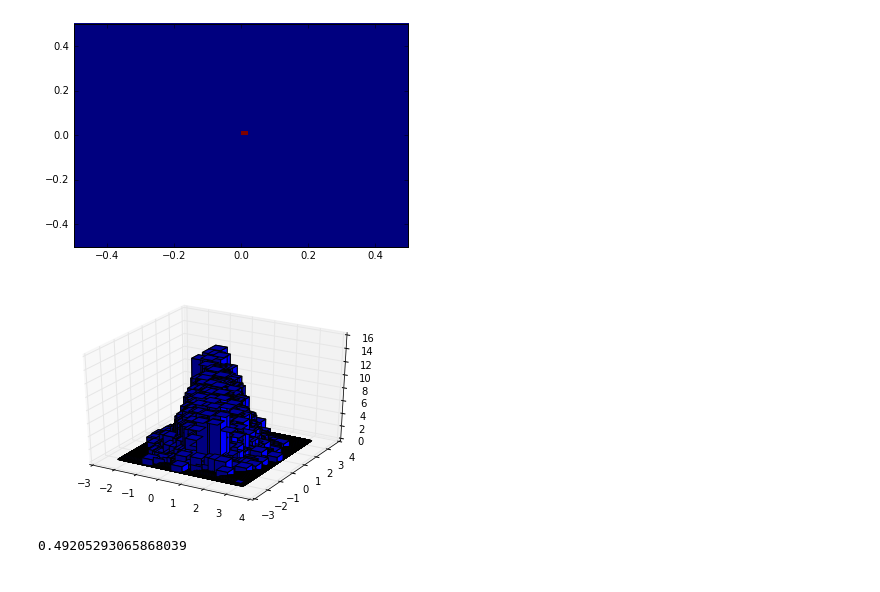
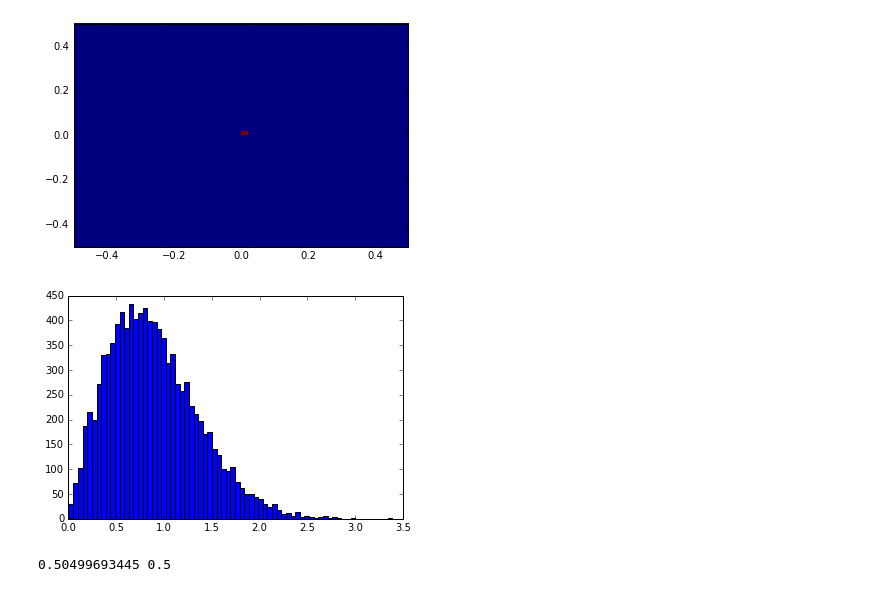
Before and after one commit to dreamer2368/Einstein_Brownian, a Jupyter notebook: main.ipynb, the cells around one changed output. Saved outputs shown, nothing was run; the diff lists cells and outputs as text; code cells hidden in the pictures.

```diff
--- a/main.ipynb
+++ b/main.ipynb
@@ -8,9 +8,13 @@ import matplotlib.pyplot as plt
 from mpl_toolkits.mplot3d import Axes3D
 from Brownian import *
 # %%
-test = Brownian(10000,0.1,0.1)
-testInt = TimeIntegrator(test,100)
-testQoI = QoI()
+N = 10000
+l = 0.1
+dt = 0.1
+Nt = 100
+test = Brownian(N,l,dt)
+testInt = TimeIntegrator(test,Nt)
+testQoI = QoI(testInt)
 # %%
 plt.plot(test.x,test.y,'.')
 # %% [output]
@@ -43,27 +49,30 @@ plt.hist2d(test.x,test.y,bins=50)
 # %%
-testInt.forward(test)
+# fig = plt.figure()
+# ax = fig.add_subplot(111, projection='3d')
+# hist, xedges, yedges = np.histogram2d(test.x, test.y, bins=100)
 
-fig = plt.figure()
-ax = fig.add_subplot(111, projection='3d')
-hist, xedges, yedges = np.histogram2d(test.x, test.y, bins=100)
+# elements = (len(xedges) - 1) * (len(yedges) - 1)
+# xpos, ypos = np.meshgrid(xedges[:-1] + 0.25, yedges[:-1] + 0.25)
 
-elements = (len(xedges) - 1) * (len(yedges) - 1)
-xpos, ypos = np.meshgrid(xedges[:-1] + 0.25, yedges[:-1] + 0.25)
+# xpos = xpos.flatten()
+# ypos = ypos.flatten()
+# zpos = np.zeros(elements)
+# dx = 0.5 * np.ones_like(zpos)
+# dy = dx.copy()
+# dz = hist.flatten()
 
-xpos = xpos.flatten()
-ypos = ypos.flatten()
-zpos = np.zeros(elements)
-dx = 0.5 * np.ones_like(zpos)
-dy = dx.copy()
-dz = hist.flatten()
+# ax.bar3d(xpos, ypos, zpos, dx, dy, dz, color='b', zsort='average')
 
-ax.bar3d(xpos, ypos, zpos, dx, dy, dz, color='b', zsort='average')
-
-plt.show()
+# plt.show()
-# %% [output]
-[figure, removed]
-# %%
-testQoI.compute_J(testInt)
-testQoI.J
-# %% [output]
-0.49205293065868039
+# %%
+plt.hist(np.sqrt(np.square(test.x)+np.square(test.y)),bins=70)
+plt.show()
+# %% [output]
+[figure, added]
+# %%
+testQoI.compute_J(testInt)
+J0 = testQoI.J
+D = l*l/4.0/dt
+print J0, 2*D*Nt*dt
+# %% [output]
+0.50499693445 0.5
```
Also changed, not shown: parts of 6 cells of this notebook, 2 other files.
